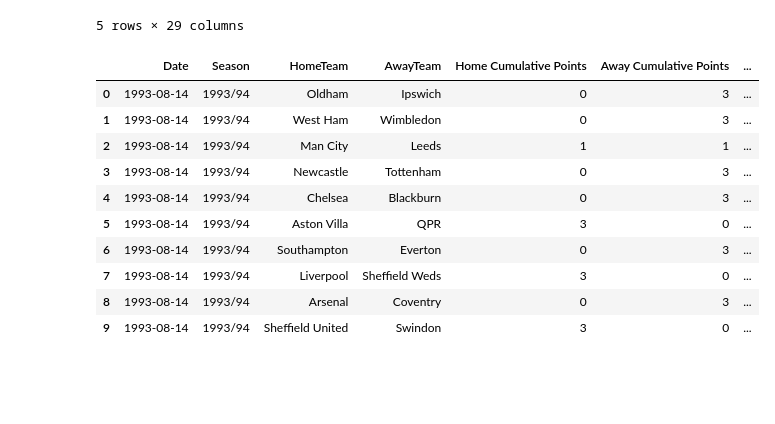
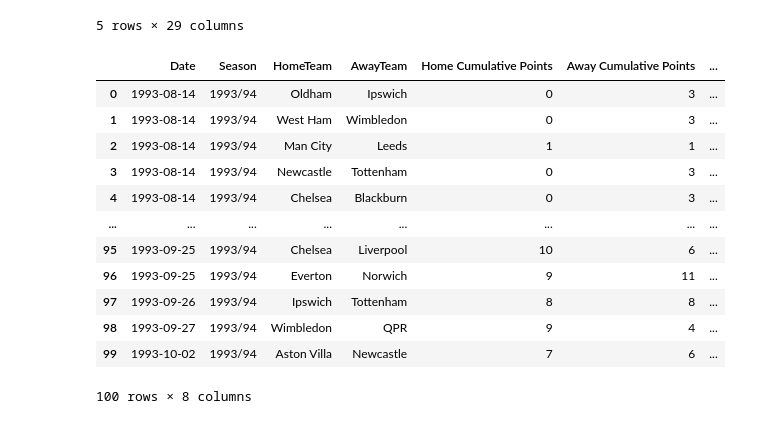
Before and after one commit to adyan0820/epl-game-predictor, a Jupyter notebook: notebooks/data-exploration.ipynb, the cells around one changed output. Saved outputs shown, nothing was run; the diff lists cells and outputs as text; code cells hidden in the pictures; blank space fills up the shorter version.

```diff
--- a/notebooks/data-exploration.ipynb
+++ b/notebooks/data-exploration.ipynb
@@ -284,18 +284,20 @@ copy_df.head()
 # %%
 #Initialize featuresdf that will contain all features for modeling
 features_df = copy_df[['Date', 'Season', 'HomeTeam', 'AwayTeam',
                        'Home Cumulative Points', 'Away Cumulative Points',
                        'Home Team Overall Cumulative Points', 'Away Team Overall Cumulative Points']]
-features_df.head(10)
+features_df.head(100)
 # %% [output]
 |  | Date | Season | HomeTeam | AwayTeam | Home Cumulative Points | Away Cumulative Points | ... |
 | 0 | 1993-08-14 | 1993/94 | Oldham | Ipswich | 0 | 3 | ... |
 | 1 | 1993-08-14 | 1993/94 | West Ham | Wimbledon | 0 | 3 | ... |
 | 2 | 1993-08-14 | 1993/94 | Man City | Leeds | 1 | 1 | ... |
 | 3 | 1993-08-14 | 1993/94 | Newcastle | Tottenham | 0 | 3 | ... |
 | 4 | 1993-08-14 | 1993/94 | Chelsea | Blackburn | 0 | 3 | ... |
-| 5 | 1993-08-14 | 1993/94 | Aston Villa | QPR | 3 | 0 | ... |
-| 6 | 1993-08-14 | 1993/94 | Southampton | Everton | 0 | 3 | ... |
-| 7 | 1993-08-14 | 1993/94 | Liverpool | Sheffield Weds | 3 | 0 | ... |
-| 8 | 1993-08-14 | 1993/94 | Arsenal | Coventry | 0 | 3 | ... |
-| 9 | 1993-08-14 | 1993/94 | Sheffield United | Swindon | 3 | 0 | ... |
+| ... | ... | ... | ... | ... | ... | ... | ... |
+| 95 | 1993-09-25 | 1993/94 | Chelsea | Liverpool | 10 | 6 | ... |
+| 96 | 1993-09-25 | 1993/94 | Everton | Norwich | 9 | 11 | ... |
+| 97 | 1993-09-26 | 1993/94 | Ipswich | Tottenham | 8 | 8 | ... |
+| 98 | 1993-09-27 | 1993/94 | Wimbledon | QPR | 9 | 4 | ... |
+| 99 | 1993-10-02 | 1993/94 | Aston Villa | Newcastle | 7 | 6 | ... |
+100 rows × 8 columns
```
Also changed, not shown: parts of 5 cells of this notebook.
